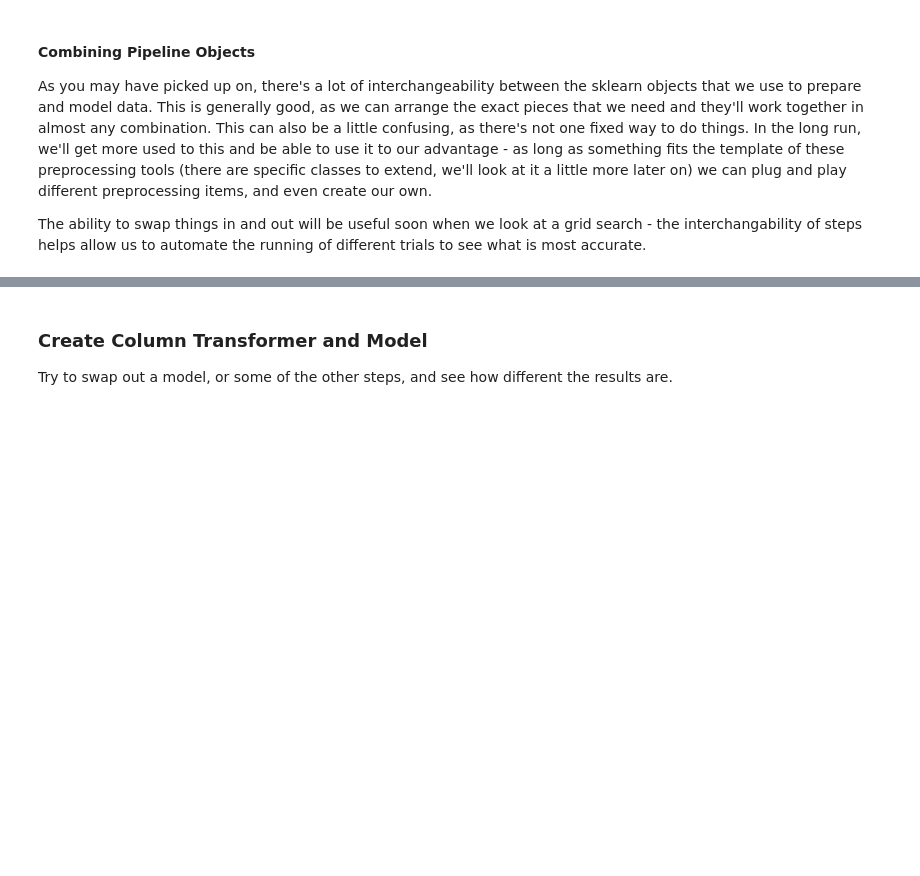
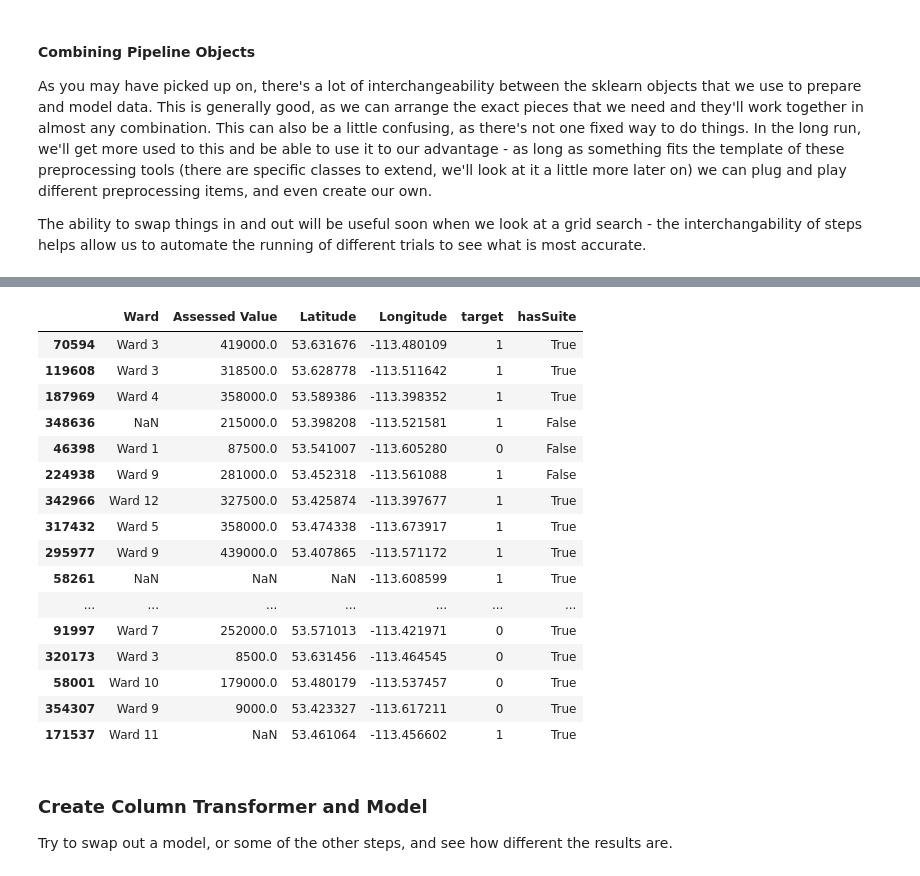
Before and after one commit to michaeljharris/Intro_to_Machine_Learning_Student_Workbooks, a Jupyter notebook: 003_pipeline_impute_sol.ipynb, the cells around one changed output, grey strips where cells are left out. Cells and saved outputs as stored; diff of their text form; code cells hidden in the pictures; blank space fills up the shorter version.

```diff
--- a/003_pipeline_impute_sol.ipynb
+++ b/003_pipeline_impute_sol.ipynb
@@ -291,0 +285,22 @@ df_.head()
+# %%
+def makeReadyToImpute(df_):
+    # Calculate the number of cells in the DataFrame
+    num_cells = df_.size
+    # Calculate 10% of the number of cells
+    num_del = int(num_cells * 0.1)
+    # Create a DataFrame of the same shape as df_ and fill it with True values
+    mask = pd.DataFrame(True, index=df_.index, columns=df_.columns)
+    # Select a random sample of cells
+    cells_to_del = mask.stack().sample(n=num_del).index
+    # Set the selected cells to NaN
+    for idx in cells_to_del:
+        df_.at[idx] = np.nan
+    return df_
+df_ = pd.read_csv("data/Assessments.csv")
+#df_.rename(columns={"Garage":"target"}, inplace=True)
+targets = np.where(df_["Garage"] == "Y", 1, 0)
+df_.drop(columns={"Garage"}, inplace=True)
+df_ = makeReadyToImpute(df_)
+df_["target"] = targets
+df_["target"].dropna(inplace=True)
+df_.head()
@@ -311,3 +345,26 @@ memory usage: 54.1 KB
+# %%
+df_["hasSuite"] = df_["Suite"].isna().astype(bool)
+df_["hasSuite"].fillna(0, inplace=True)
+df_.drop(columns={"Suite"}, inplace=True)
+df_.sample(20)
+# %% [output]
+|  | Ward | Assessed Value | Latitude | Longitude | target | hasSuite |
+| 70594 | Ward 3 | 419000.0 | 53.631676 | -113.480109 | 1 | True |
+| 119608 | Ward 3 | 318500.0 | 53.628778 | -113.511642 | 1 | True |
+| 187969 | Ward 4 | 358000.0 | 53.589386 | -113.398352 | 1 | True |
+| 348636 | NaN | 215000.0 | 53.398208 | -113.521581 | 1 | False |
+| 46398 | Ward 1 | 87500.0 | 53.541007 | -113.605280 | 0 | False |
+| 224938 | Ward 9 | 281000.0 | 53.452318 | -113.561088 | 1 | False |
+| 342966 | Ward 12 | 327500.0 | 53.425874 | -113.397677 | 1 | True |
+| 317432 | Ward 5 | 358000.0 | 53.474338 | -113.673917 | 1 | True |
+| 295977 | Ward 9 | 439000.0 | 53.407865 | -113.571172 | 1 | True |
+| 58261 | NaN | NaN | NaN | -113.608599 | 1 | True |
+| ... | ... | ... | ... | ... | ... | ... |
+| 91997 | Ward 7 | 252000.0 | 53.571013 | -113.421971 | 0 | True |
+| 320173 | Ward 3 | 8500.0 | 53.631456 | -113.464545 | 0 | True |
+| 58001 | Ward 10 | 179000.0 | 53.480179 | -113.537457 | 0 | True |
+| 354307 | Ward 9 | 9000.0 | 53.423327 | -113.617211 | 0 | True |
+| 171537 | Ward 11 | NaN | 53.461064 | -113.456602 | 1 | True |
 # %% [markdown]
 ### Create Column Transformer and Model
 
```
Also changed, not shown: parts of 12 cells of this notebook, 2 other files.
